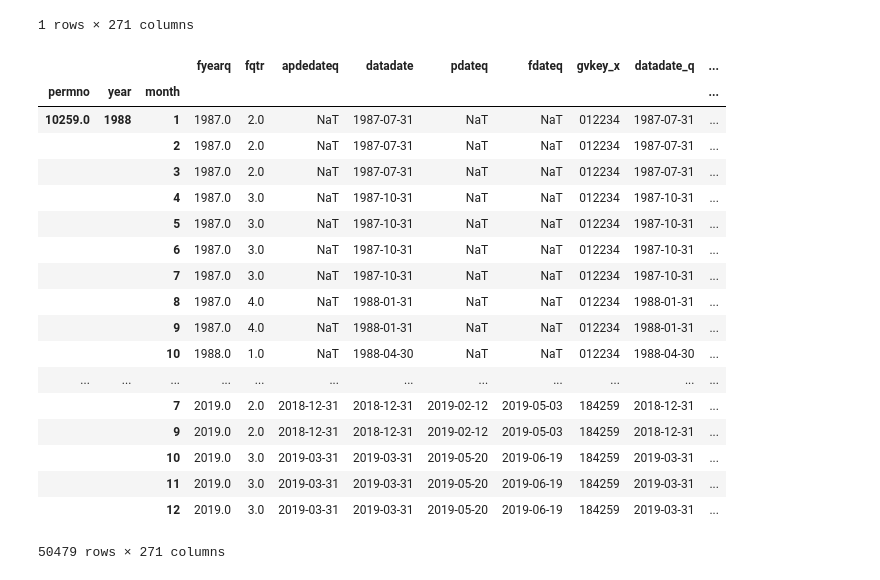
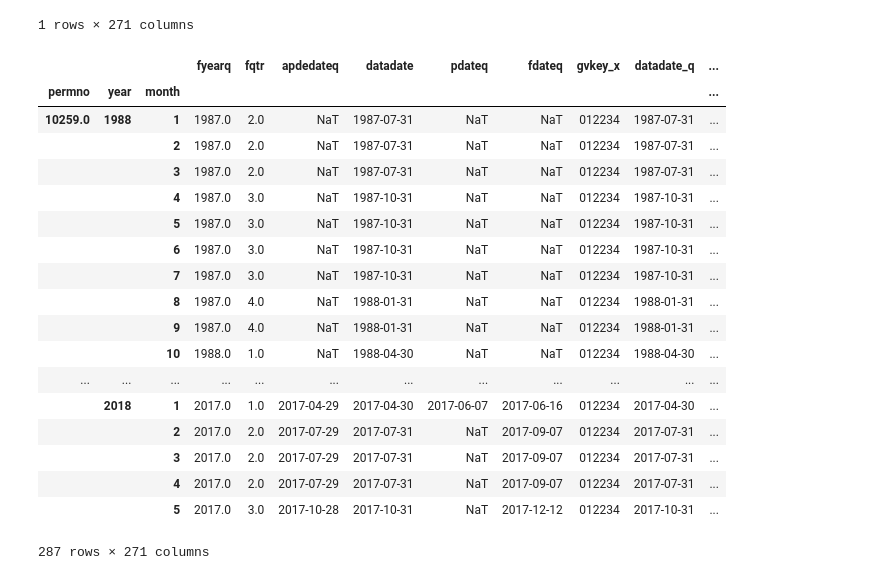
Before and after one commit to Alan-Yanlong-Guo/ml_val, a Jupyter notebook: run.ipynb, the cells around one changed output. Cells and saved outputs as stored; diff of their text form; code cells hidden in the pictures.

```diff
--- a/run.ipynb
+++ b/run.ipynb
@@ -122,24 +122,24 @@ content
 with open('/Users/mingyu/Desktop/data/month_x/x_S.pkl', 'rb') as handle:
     content = pickle.load(handle)
 # %%
-content
+content.loc[[10259], :]
 # %% [output]
 |  |  |  | fyearq | fqtr | apdedateq | datadate | pdateq | fdateq | gvkey_x | datadate_q | ... |
 | permno | year | month |  |  |  |  |  |  |  |  | ... |
 | 10259.0 | 1988 | 1 | 1987.0 | 2.0 | NaT | 1987-07-31 | NaT | NaT | 012234 | 1987-07-31 | ... |
 |  |  | 2 | 1987.0 | 2.0 | NaT | 1987-07-31 | NaT | NaT | 012234 | 1987-07-31 | ... |
 |  |  | 3 | 1987.0 | 2.0 | NaT | 1987-07-31 | NaT | NaT | 012234 | 1987-07-31 | ... |
 |  |  | 4 | 1987.0 | 3.0 | NaT | 1987-10-31 | NaT | NaT | 012234 | 1987-10-31 | ... |
 |  |  | 5 | 1987.0 | 3.0 | NaT | 1987-10-31 | NaT | NaT | 012234 | 1987-10-31 | ... |
 |  |  | 6 | 1987.0 | 3.0 | NaT | 1987-10-31 | NaT | NaT | 012234 | 1987-10-31 | ... |
 |  |  | 7 | 1987.0 | 3.0 | NaT | 1987-10-31 | NaT | NaT | 012234 | 1987-10-31 | ... |
 |  |  | 8 | 1987.0 | 4.0 | NaT | 1988-01-31 | NaT | NaT | 012234 | 1988-01-31 | ... |
 |  |  | 9 | 1987.0 | 4.0 | NaT | 1988-01-31 | NaT | NaT | 012234 | 1988-01-31 | ... |
 |  |  | 10 | 1988.0 | 1.0 | NaT | 1988-04-30 | NaT | NaT | 012234 | 1988-04-30 | ... |
 | ... | ... | ... | ... | ... | ... | ... | ... | ... | ... | ... | ... |
-|  |  | 7 | 2019.0 | 2.0 | 2018-12-31 | 2018-12-31 | 2019-02-12 | 2019-05-03 | 184259 | 2018-12-31 | ... |
-|  |  | 9 | 2019.0 | 2.0 | 2018-12-31 | 2018-12-31 | 2019-02-12 | 2019-05-03 | 184259 | 2018-12-31 | ... |
-|  |  | 10 | 2019.0 | 3.0 | 2019-03-31 | 2019-03-31 | 2019-05-20 | 2019-06-19 | 184259 | 2019-03-31 | ... |
-|  |  | 11 | 2019.0 | 3.0 | 2019-03-31 | 2019-03-31 | 2019-05-20 | 2019-06-19 | 184259 | 2019-03-31 | ... |
-|  |  | 12 | 2019.0 | 3.0 | 2019-03-31 | 2019-03-31 | 2019-05-20 | 2019-06-19 | 184259 | 2019-03-31 | ... |
+|  | 2018 | 1 | 2017.0 | 1.0 | 2017-04-29 | 2017-04-30 | 2017-06-07 | 2017-06-16 | 012234 | 2017-04-30 | ... |
+|  |  | 2 | 2017.0 | 2.0 | 2017-07-29 | 2017-07-31 | NaT | 2017-09-07 | 012234 | 2017-07-31 | ... |
+|  |  | 3 | 2017.0 | 2.0 | 2017-07-29 | 2017-07-31 | NaT | 2017-09-07 | 012234 | 2017-07-31 | ... |
+|  |  | 4 | 2017.0 | 2.0 | 2017-07-29 | 2017-07-31 | NaT | 2017-09-07 | 012234 | 2017-07-31 | ... |
+|  |  | 5 | 2017.0 | 3.0 | 2017-10-28 | 2017-10-31 | NaT | 2017-12-12 | 012234 | 2017-10-31 | ... |
-50479 rows × 271 columns
+287 rows × 271 columns
```
Also changed, not shown: parts of 1 cell of this notebook, 5 other files.
